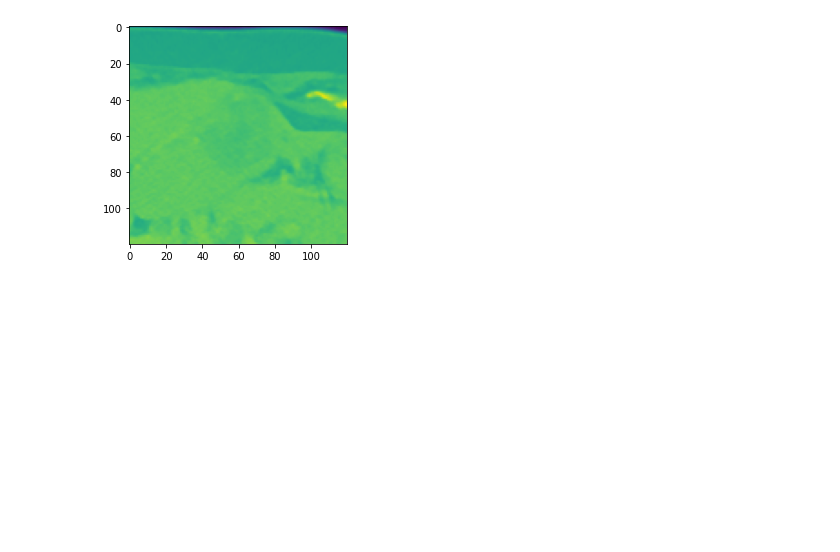
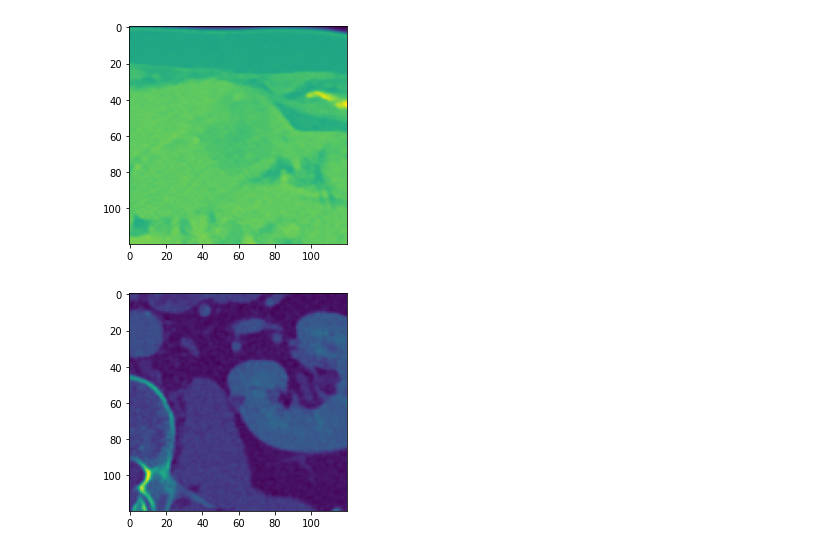
Before and after one commit to haehn/dicompute, a Jupyter notebook: DeepLesion2.ipynb, the cells around one changed output. Saved outputs shown, nothing was run; the diff lists cells and outputs as text; code cells hidden in the pictures; blank space fills up the shorter version.

```diff
--- a/DeepLesion2.ipynb
+++ b/DeepLesion2.ipynb
@@ -62,3 +62,7 @@ D.DeepLesion.showType(4)
 D.DeepLesion.showType(4)
 # %% [output]
 [figure]
+# %%
+D.DeepLesion.showType(6)
+# %% [output]
+[figure, added]
```
Also changed, not shown: parts of 12 cells of this notebook, 2 other files.
